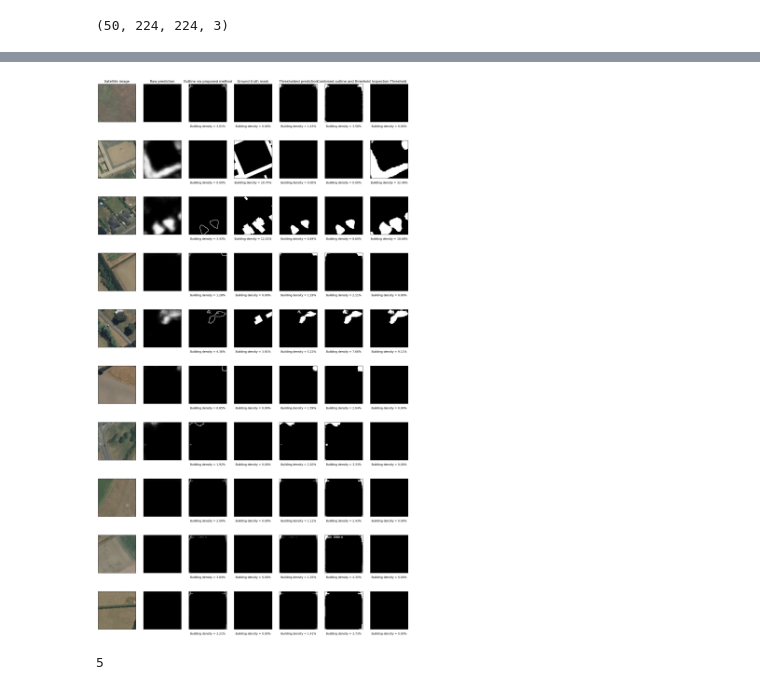
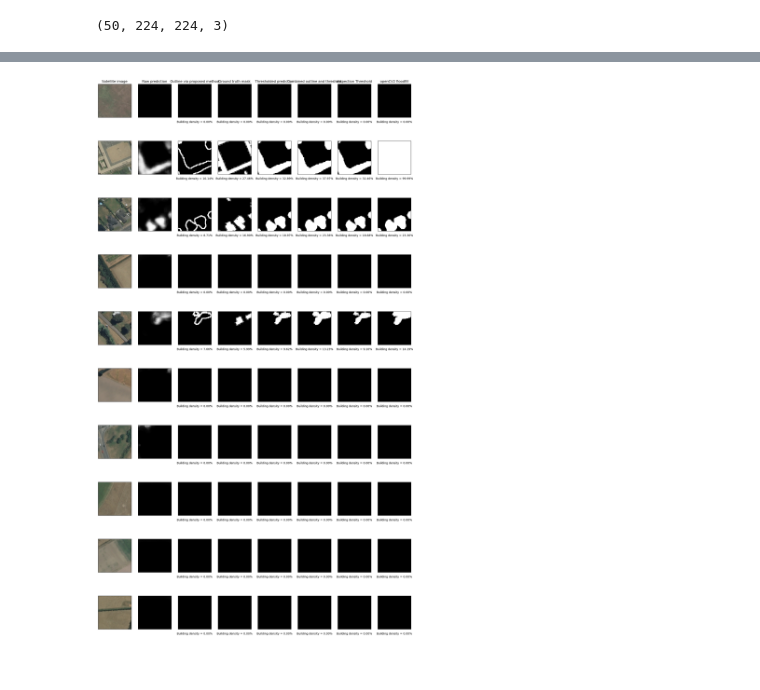
Before and after one commit to shaunlowis/PHYS_391B, a Jupyter notebook: edge_comparisons.ipynb, the cells around one changed output, grey strips where cells are left out. Drawn from its saved outputs; the diff is of its cells as text; code cells hidden in the pictures.

Commit message:
More updates, nice plots for presentation.

```diff
--- a/edge_comparisons.ipynb
+++ b/edge_comparisons.ipynb
@@ -194,6 +194,7 @@ test_preds.shape
 (50, 224, 224, 1)
 # %%
-titles = ['Satellite image', 'Raw prediction', 'Outline via proposed method', 'Ground truth mask', 'Thresholded prediction', 'Combined outline and threshold', 'Inspection Threshold']
+titles = ['Satellite image', 'Raw prediction', 'Outline via proposed method', 'Ground truth mask',
+          'Thresholded prediction', 'Combined outline and threshold', 'Inspection Threshold', 'openCV2 floodfill']
 # %%
 def calc_build_density(array):
     """Finds the area occupied by buildings, from image pixel size.
@@ -212,8 +213,28 @@ def calc_build_density(array):
     build_pixels_mask_count = len(array[build_pixels_mask[0]][build_pixels_mask[1]])
 
     return build_pixels_mask_count / (array.shape[0] * array.shape[1])
+# %%
+def fillhole(input_image):
+    '''
+    input gray binary image  get the filled image by floodfill method
+    Note: only holes surrounded in the connected regions will be filled.
+    :param input_image:
+    :return:
+    '''
+    im_flood_fill = input_image.copy()
+    h, w = input_image.shape[:2]
+    mask = np.zeros((h + 2, w + 2), np.uint8)
+    im_flood_fill = im_flood_fill.astype("uint8")
+    cv2.floodFill(im_flood_fill, mask, (0, 0), 255)
+    im_flood_fill_inv = cv2.bitwise_not(im_flood_fill)
+    img_out = input_image | im_flood_fill_inv
+    return img_out
+# %%
+# Define some globals here to keep things consistent.
+TUNABLE_PARAM = -2.5
+KERNEL_SIZE = 7
 # %%
-fig, ax = plt.subplots(10, 7, figsize=(20, 36))
+fig, ax = plt.subplots(10, 8, figsize=(20, 36))
 
 for i in range(0, 10):
 
@@ -225,22 +246,25 @@ for i in range(0, 10):
     preds_test_thresh = (test_preds >= 0.31).astype(np.uint8)
     raw_thresh = preds_test_thresh[i, :, :, 0]
 
-    f = 2.5
     std = np.std(test_img)
     mean = np.mean(test_img)
 
-    thresh_im = (test_img >= mean + (f*std)).astype(np.uint8) # applying the upper std thresh
+    thresh_im = (test_img >= mean + (TUNABLE_PARAM*std)).astype(np.uint8) # applying the upper std thresh
+    thresh_im = (test_img >= 0.3).astype(np.uint8)
 
     ddepth=cv2.CV_16S
     # plt.imshow(test_img, cmap='gray')
 
-    grad_x = cv2.Sobel(thresh_im, ddepth, 1, 0, ksize=5) # have to eval 2d array seperately, then combine to get dx and dy, this is dx
-    grad_y = cv2.Sobel(thresh_im, ddepth, 0, 1, ksize=5) # This is dy
+    grad_x = cv2.Sobel(thresh_im, ddepth, 1, 0, ksize=KERNEL_SIZE) # have to eval 2d array seperately, then combine to get dx and dy, this is dx
+    grad_y = cv2.Sobel(thresh_im, ddepth, 0, 1, ksize=KERNEL_SIZE) # This is dy
 
     abs_grad_x = cv2.convertScaleAbs(grad_x)
     abs_grad_y = cv2.convertScaleAbs(grad_y)
 
     grad = cv2.addWeighted(abs_grad_x, 0.5, abs_grad_y, 0.5, 0)
+    grad = (grad >= 0.3).astype(np.uint8)
+
+    filled = fillhole(grad)
 
     # simply add the numpy arrays here:
     combined = thresh_im + grad # This is allowed since the matrices have the same shapes, which will always be true in this application.
@@ -254,40 +278,41 @@ for i in range(0, 10):
     ax[i][4].imshow(thresh_im, cmap='gray')
     ax[i][5].imshow(combined, cmap='gray')
     ax[i][6].imshow(raw_thresh, cmap='gray')
+    ax[i][7].imshow(filled, cmap='gray')
 
-    # Let us add some titles to the columns:
-    titles = ['Satellite image', 'Raw prediction', 'Outline via proposed method', 'Ground truth mask', 'Thresholded prediction', 'Combined outline and threshold', 'Inspection Threshold']
     if i == 0:
-        for j in range(0,7):
+        for j in range(0,len(ax[0,:])):
             ax[i][j].set_title(titles[j])
             ax[i][j].set(ylabel=None)
             #.tick_params(left=False)
             ax[i][j].set(yticklabels=[], xticklabels=[])
             ax[i][j].tick_params(left=False, bottom=False)
 
     else:
-        for j in range(0,7):
+        for j in range(0,len(ax[0,:])):
             ax[i][j].set(ylabel=None)
             ax[i][j].set(yticklabels=[], xticklabels=[])
             ax[i][j].tick_params(left=False, bottom=False)
 
 
     # Let us also add the building density as percentages
     # We need to set any value that wasn't thresholded to 255, so that we can count it with our function from earlier.
     grad[grad!=0] = 255
     thresh_im[thresh_im!=0] = 255
     combined[combined!=0] = 255
     raw_thresh[raw_thresh!=0] = 255
+    filled[filled!=0] = 255
 
     ax[i][2].set_xlabel(f'Building density = {calc_build_density(grad)*100:.2f}%')
     ax[i][3].set_xlabel(f'Building density = {calc_build_density(specific_mask)*100:.2f}%')
     ax[i][4].set_xlabel(f'Building density = {calc_build_density(thresh_im)*100:.2f}%')
     ax[i][5].set_xlabel(f'Building density = {calc_build_density(combined)*100:.2f}%')
     ax[i][6].set_xlabel(f'Building density = {calc_build_density(raw_thresh)*100:.2f}%')
+    ax[i][7].set_xlabel(f'Building density = {calc_build_density(filled)*100:.2f}%')
 
 plt.show()
 # %% [output]
-[figure, old version]
+[figure, new version]
 # %%
 tile_vals = []
 
@@ -340,7 +367,3 @@ for i in range(len(test_preds[:, 0, 0, 0])):
     tile_vals.append(templist)
 # %%
 density_outlines = np.array(tile_vals)
-# %%
-density_outlines.shape[1]
-# %% [output]
-5
```
Also changed, not shown: parts of 9 cells of this notebook.
